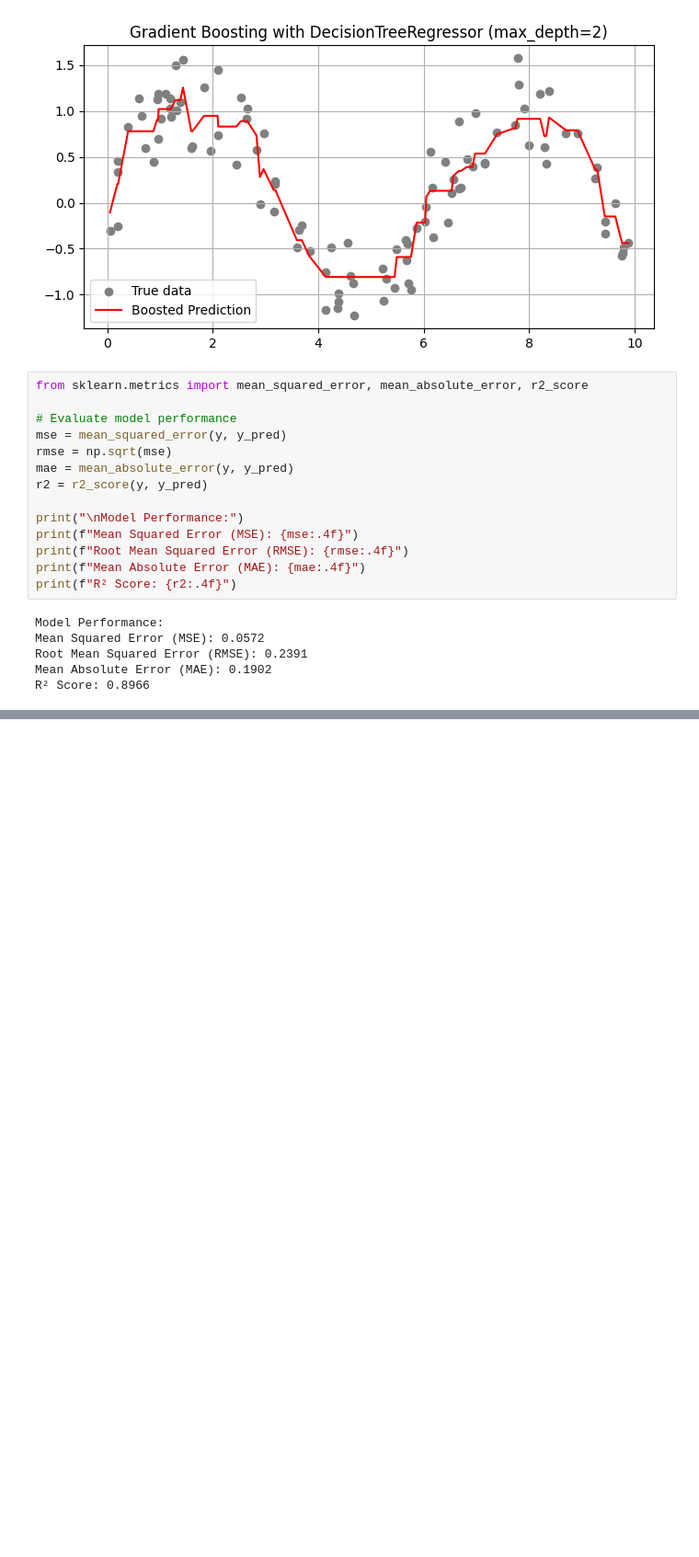
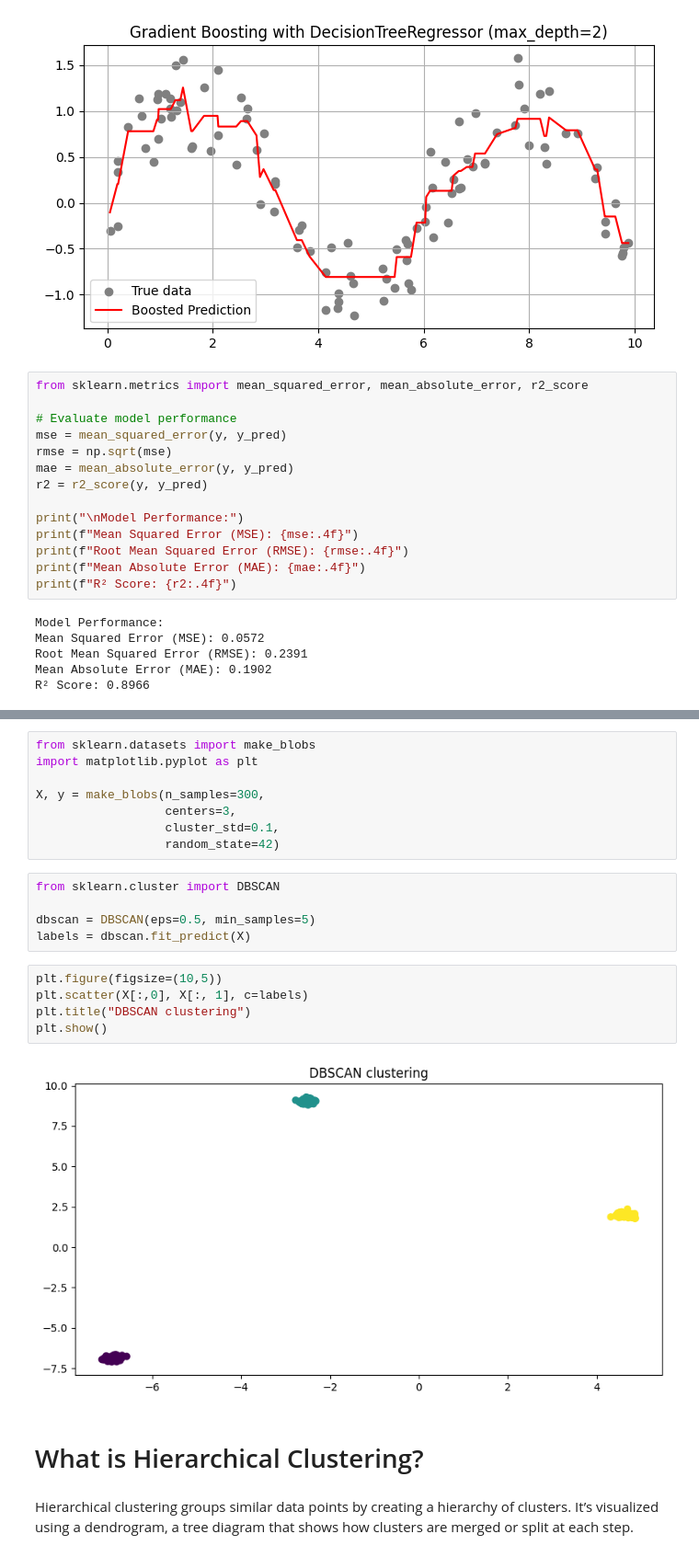
Before and after one commit to shivam9400/data_science, a Jupyter notebook: Classical_ML/ml_concepts/ml-understanding-concepts-part1.ipynb, the cells around one changed output, grey strips where cells are left out. Shown at 92% size. Drawn from its saved outputs; the diff is of its cells as text; blank space fills up the shorter version.

Commit message:
added dbscan and hierarchical clustering

```diff
--- a/Classical_ML/ml_concepts/ml-understanding-concepts-part1.ipynb
+++ b/Classical_ML/ml_concepts/ml-understanding-concepts-part1.ipynb
@@ -1515,0 +1532,24 @@ R² Score: 0.8966
+# %%
+from sklearn.datasets import make_blobs
+import matplotlib.pyplot as plt
+
+X, y = make_blobs(n_samples=300,
+                  centers=3,
+                  cluster_std=0.1,
+                  random_state=42)
+# %%
+from sklearn.cluster import DBSCAN
+
+dbscan = DBSCAN(eps=0.5, min_samples=5)
+labels = dbscan.fit_predict(X)
+# %%
+plt.figure(figsize=(10,5))
+plt.scatter(X[:,0], X[:, 1], c=labels)
+plt.title("DBSCAN clustering")
+plt.show()
+# %% [output]
+[figure, added]
+# %% [markdown]
+# What is Hierarchical Clustering?
+# %% [markdown]
+Hierarchical clustering groups similar data points by creating a hierarchy of clusters. It’s visualized using a dendrogram, a tree diagram that shows how clusters are merged or split at each step.
```
Also changed, not shown: parts of 5 cells of this notebook.
